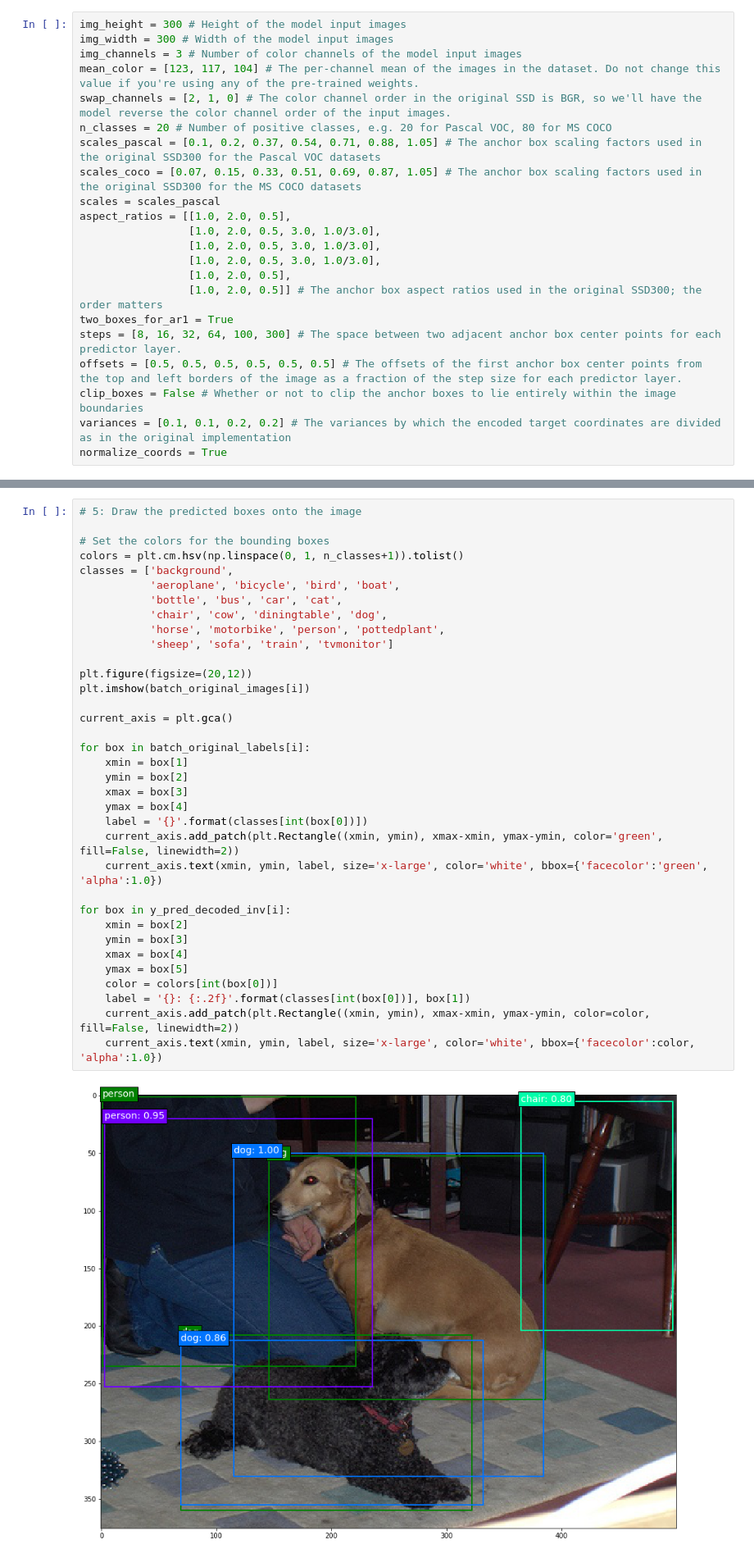
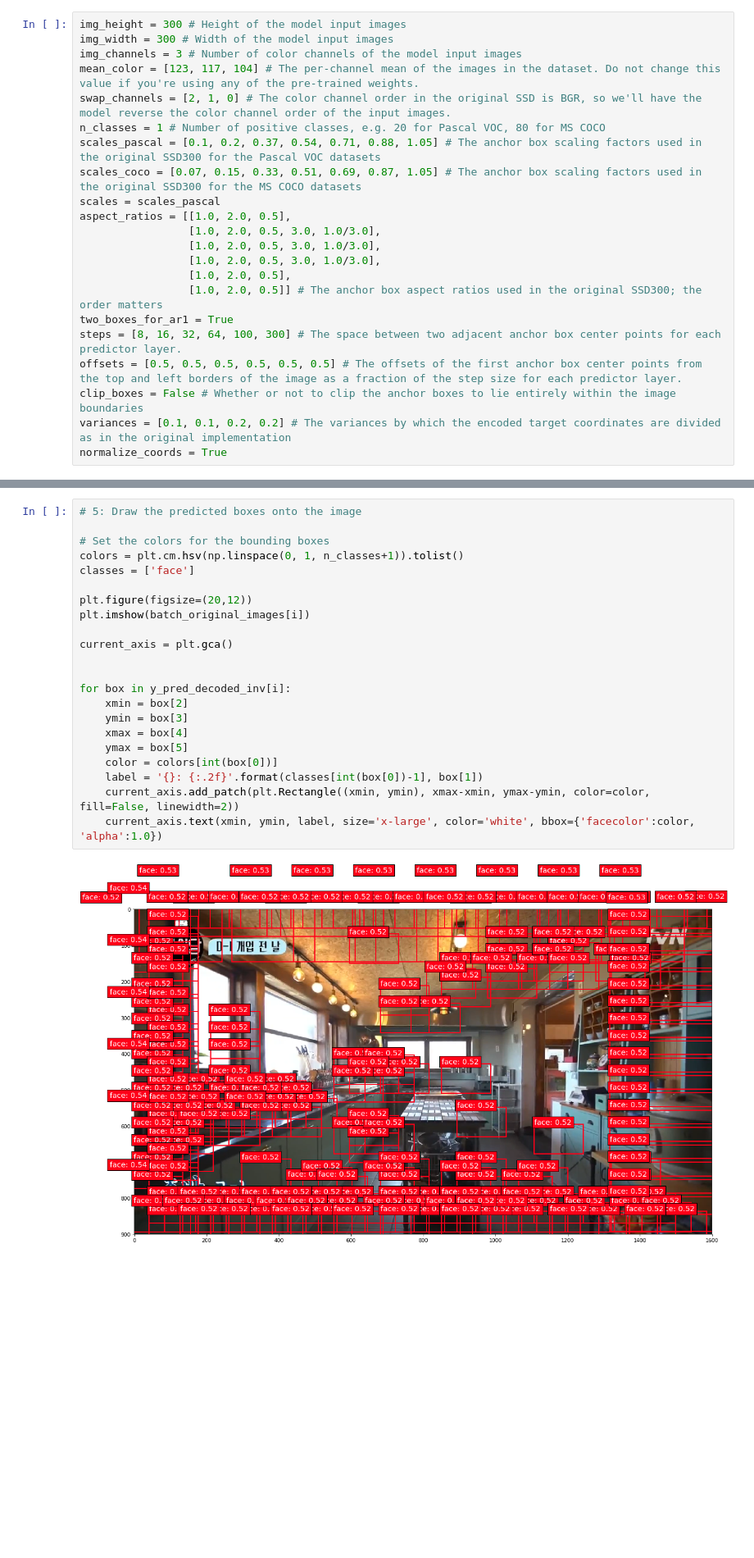
Before and after one commit to 12rics/ssd_keras, a Jupyter notebook: ssd300_training.ipynb, the cells around one changed output, grey strips where cells are left out. Shown: that part at 82% size. Drawn from its saved outputs; the diff is of its cells as text; blank space fills up the shorter version.

```diff
--- a/ssd300_training.ipynb
+++ b/ssd300_training.ipynb
@@ -49,7 +51,7 @@ img_width = 300 # Width of the model input images
 img_channels = 3 # Number of color channels of the model input images
 mean_color = [123, 117, 104] # The per-channel mean of the images in the dataset. Do not change this value if you're using any of the pre-trained weights.
 swap_channels = [2, 1, 0] # The color channel order in the original SSD is BGR, so we'll have the model reverse the color channel order of the input images.
-n_classes = 20 # Number of positive classes, e.g. 20 for Pascal VOC, 80 for MS COCO
+n_classes = 1 # Number of positive classes, e.g. 20 for Pascal VOC, 80 for MS COCO
 scales_pascal = [0.1, 0.2, 0.37, 0.54, 0.71, 0.88, 1.05] # The anchor box scaling factors used in the original SSD300 for the Pascal VOC datasets
 scales_coco = [0.07, 0.15, 0.33, 0.51, 0.69, 0.87, 1.05] # The anchor box scaling factors used in the original SSD300 for the MS COCO datasets
 scales = scales_pascal
@@ -448,37 +446,24 @@ Finally, let's draw the predicted boxes onto the image. Each predicted box says
 # %%
 # 5: Draw the predicted boxes onto the image
 
 # Set the colors for the bounding boxes
 colors = plt.cm.hsv(np.linspace(0, 1, n_classes+1)).tolist()
-classes = ['background',
-           'aeroplane', 'bicycle', 'bird', 'boat',
-           'bottle', 'bus', 'car', 'cat',
-           'chair', 'cow', 'diningtable', 'dog',
-           'horse', 'motorbike', 'person', 'pottedplant',
-           'sheep', 'sofa', 'train', 'tvmonitor']
+classes = ['face']
 
 plt.figure(figsize=(20,12))
 plt.imshow(batch_original_images[i])
 
 current_axis = plt.gca()
 
-for box in batch_original_labels[i]:
-    xmin = box[1]
-    ymin = box[2]
-    xmax = box[3]
-    ymax = box[4]
-    label = '{}'.format(classes[int(box[0])])
-    current_axis.add_patch(plt.Rectangle((xmin, ymin), xmax-xmin, ymax-ymin, color='green', fill=False, linewidth=2))
-    current_axis.text(xmin, ymin, label, size='x-large', color='white', bbox={'facecolor':'green', 'alpha':1.0})
 
 for box in y_pred_decoded_inv[i]:
     xmin = box[2]
     ymin = box[3]
     xmax = box[4]
     ymax = box[5]
     color = colors[int(box[0])]
-    label = '{}: {:.2f}'.format(classes[int(box[0])], box[1])
+    label = '{}: {:.2f}'.format(classes[int(box[0])-1], box[1])
     current_axis.add_patch(plt.Rectangle((xmin, ymin), xmax-xmin, ymax-ymin, color=color, fill=False, linewidth=2))
     current_axis.text(xmin, ymin, label, size='x-large', color='white', bbox={'facecolor':color, 'alpha':1.0})
 # %% [output]
-[figure, old version]
+[figure, new version]
```
Also changed, not shown: parts of 7 cells of this notebook, 1 other file.
